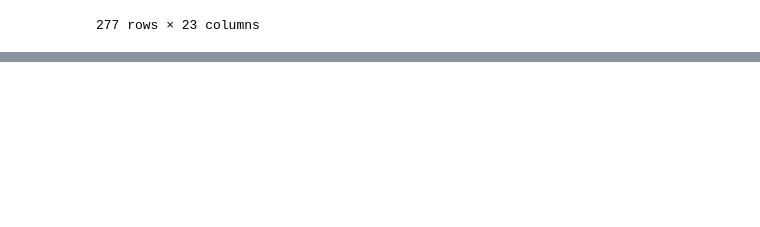
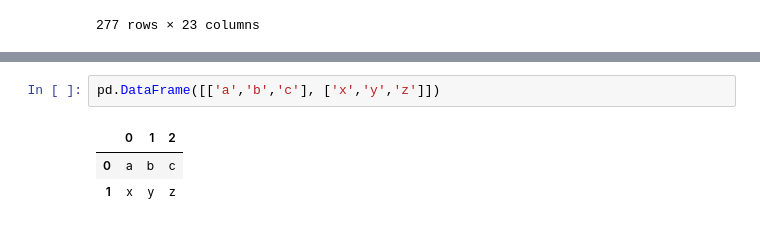
Before and after one commit to khs980714/SKNW10-1st_project, a Jupyter notebook: dataview.ipynb, the cells around one changed output, grey strips where cells are left out. Saved outputs shown, nothing was run; the diff lists cells and outputs as text; blank space fills up the shorter version.

```diff
--- a/dataview.ipynb
+++ b/dataview.ipynb
@@ -50,0 +187,6 @@ Length: 277, dtype: object
+# %%
+pd.DataFrame([['a','b','c'], ['x','y','z']])
+# %% [output]
+|  | 0 | 1 | 2 |
+| 0 | a | b | c |
+| 1 | x | y | z |
```
Also changed, not shown: parts of 11 cells of this notebook, 1 other file.
